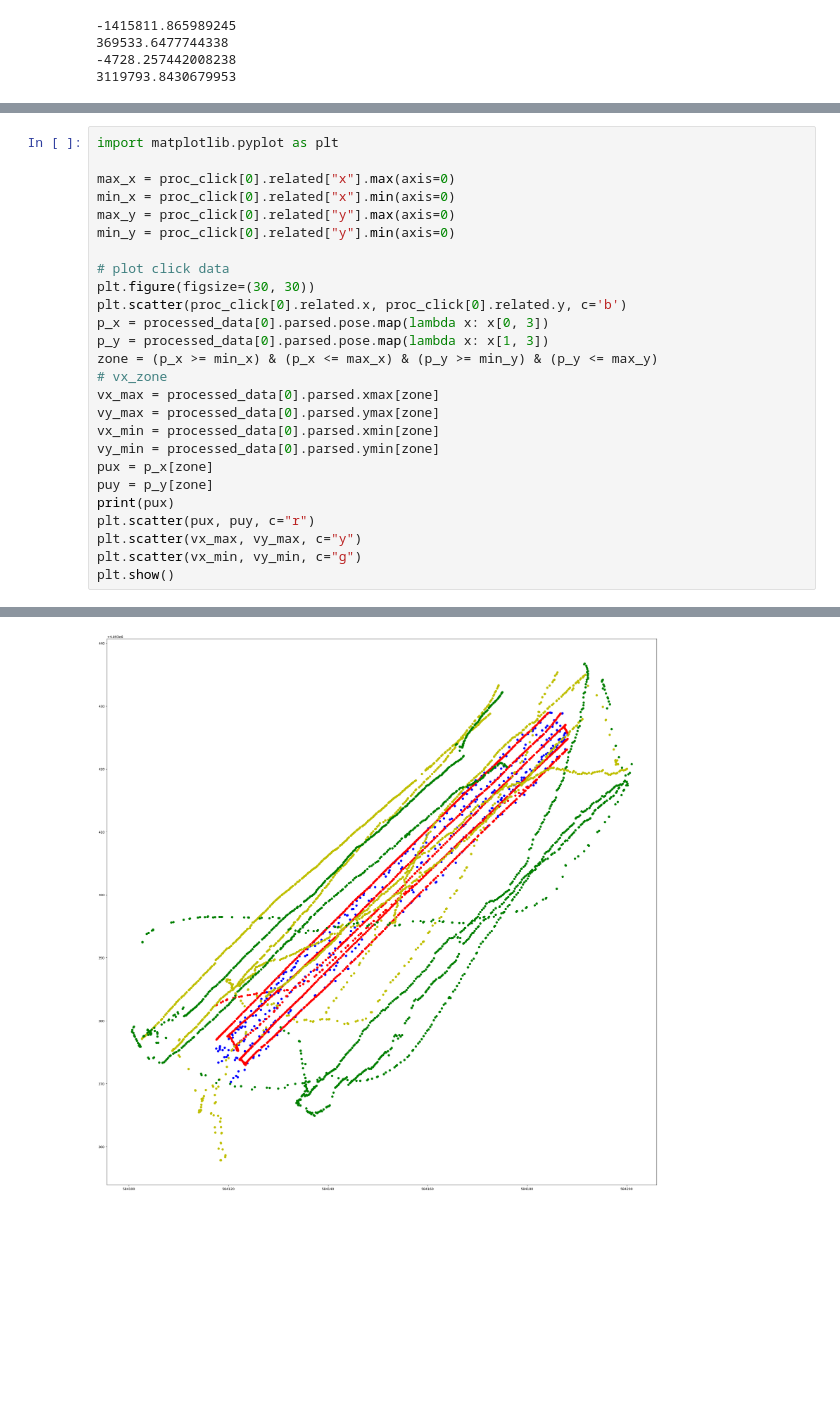
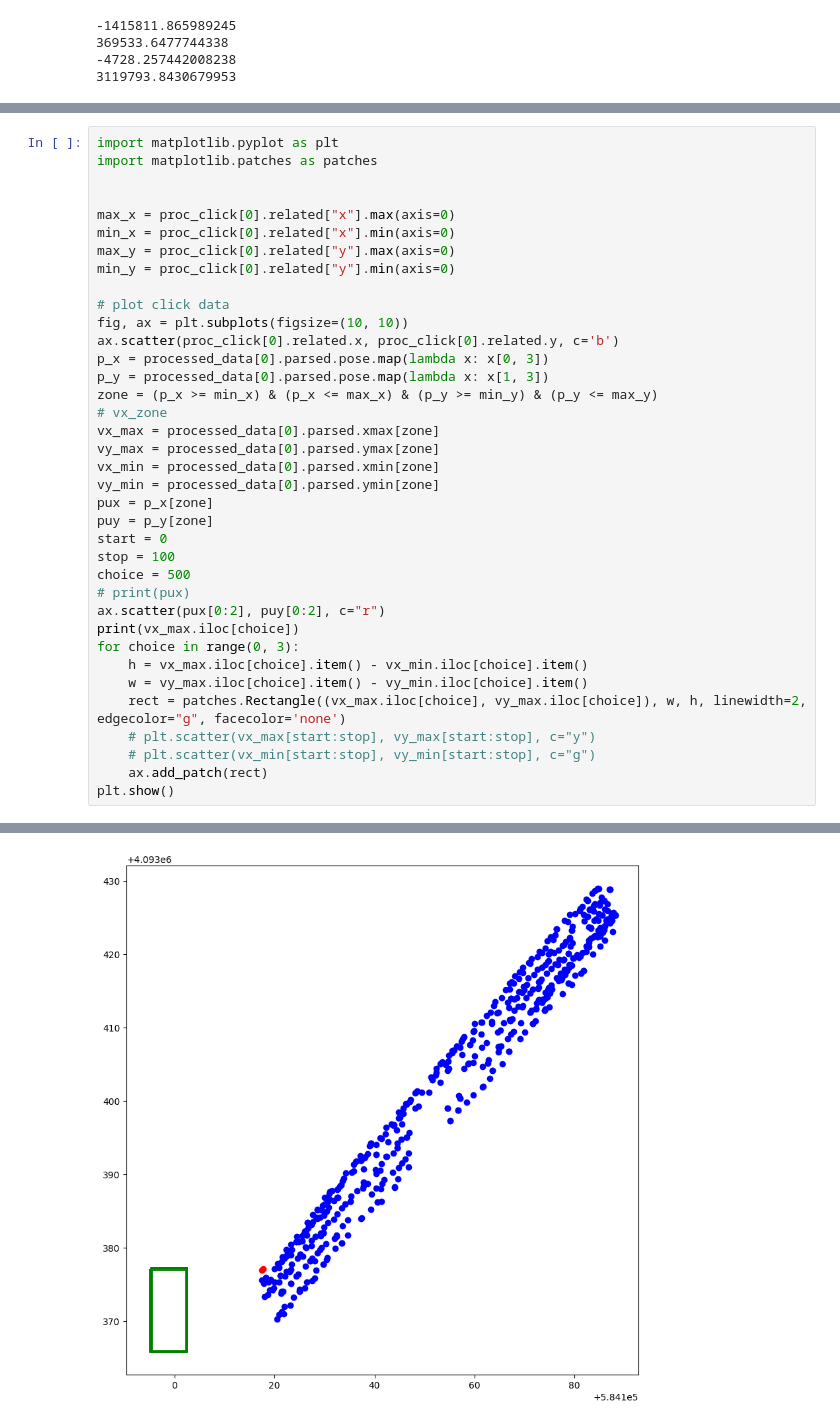
Before and after one commit to Altaffer/HARE_DatasetPipeline, a Jupyter notebook: data_labeler.ipynb, the cells around one changed output, grey strips where cells are left out. Cells and saved outputs as stored; diff of their text form; blank space fills up the shorter version.

```diff
--- a/data_labeler.ipynb
+++ b/data_labeler.ipynb
@@ -167,5 +131,7 @@ print(proc_click[0].related["y"].min(axis=0) - processed_data[0].parsed.pose.map
 # %%
 import matplotlib.pyplot as plt
+import matplotlib.patches as patches
+
 
 max_x = proc_click[0].related["x"].max(axis=0)
 min_x = proc_click[0].related["x"].min(axis=0)
@@ -173,8 +139,8 @@ max_y = proc_click[0].related["y"].max(axis=0)
 min_y = proc_click[0].related["y"].min(axis=0)
 
 # plot click data
-plt.figure(figsize=(30, 30))
-plt.scatter(proc_click[0].related.x, proc_click[0].related.y, c='b')
+fig, ax = plt.subplots(figsize=(10, 10))
+ax.scatter(proc_click[0].related.x, proc_click[0].related.y, c='b')
 p_x = processed_data[0].parsed.pose.map(lambda x: x[0, 3])
 p_y = processed_data[0].parsed.pose.map(lambda x: x[1, 3])
 zone = (p_x >= min_x) & (p_x <= max_x) & (p_y >= min_y) & (p_y <= max_y)
@@ -185,9 +151,18 @@ vx_min = processed_data[0].parsed.xmin[zone]
 vy_min = processed_data[0].parsed.ymin[zone]
 pux = p_x[zone]
 puy = p_y[zone]
-print(pux)
-plt.scatter(pux, puy, c="r")
-plt.scatter(vx_max, vy_max, c="y")
-plt.scatter(vx_min, vy_min, c="g")
+start = 0
+stop = 100
+choice = 500
+# print(pux)
+ax.scatter(pux[0:2], puy[0:2], c="r")
+print(vx_max.iloc[choice])
+for choice in range(0, 3):
+    h = vx_max.iloc[choice].item() - vx_min.iloc[choice].item()
+    w = vy_max.iloc[choice].item() - vy_min.iloc[choice].item()
+    rect = patches.Rectangle((vx_max.iloc[choice], vy_max.iloc[choice]), w, h, linewidth=2, edgecolor="g", facecolor='none')
+    # plt.scatter(vx_max[start:stop], vy_max[start:stop], c="y")
+    # plt.scatter(vx_min[start:stop], vy_min[start:stop], c="g")
+    ax.add_patch(rect)
 plt.show()
 # %% [output]
@@ -206,2 +170,2 @@ Name: pose, Length: 1493, dtype: float64
-[figure, old version]
+[figure, new version]
 # %%
```
Also changed, not shown: parts of 9 cells of this notebook, 10 other files.
